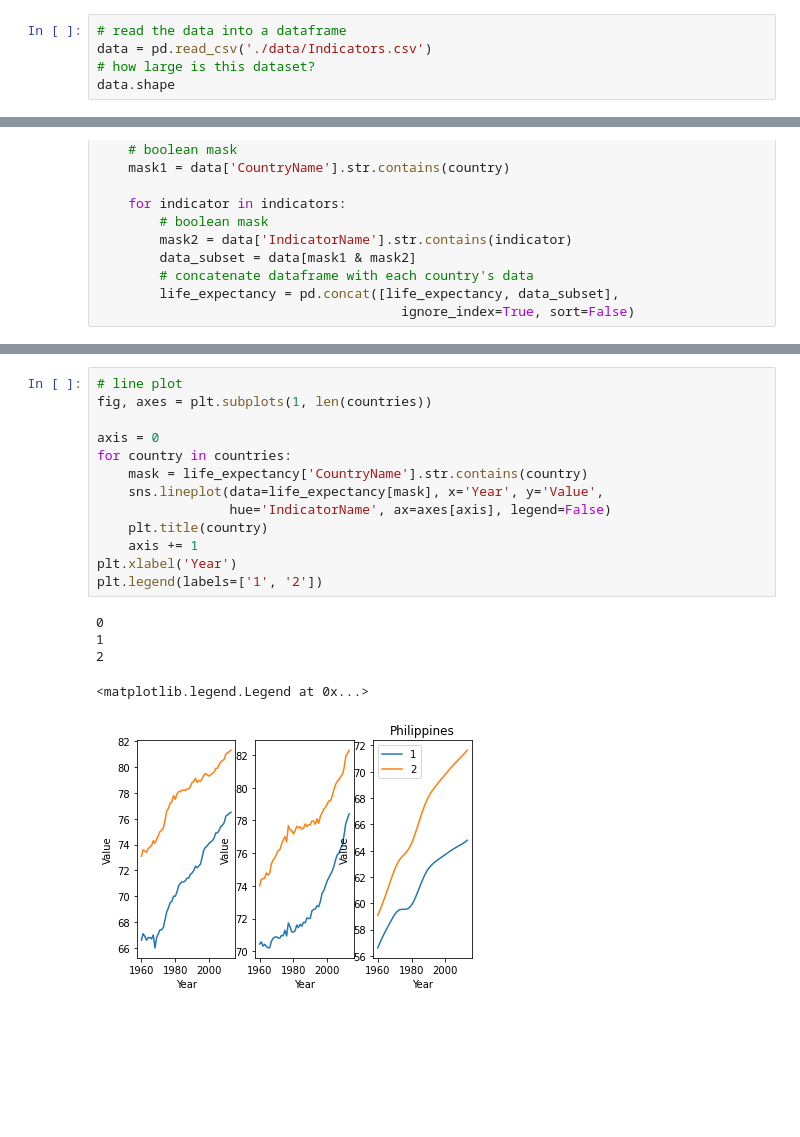
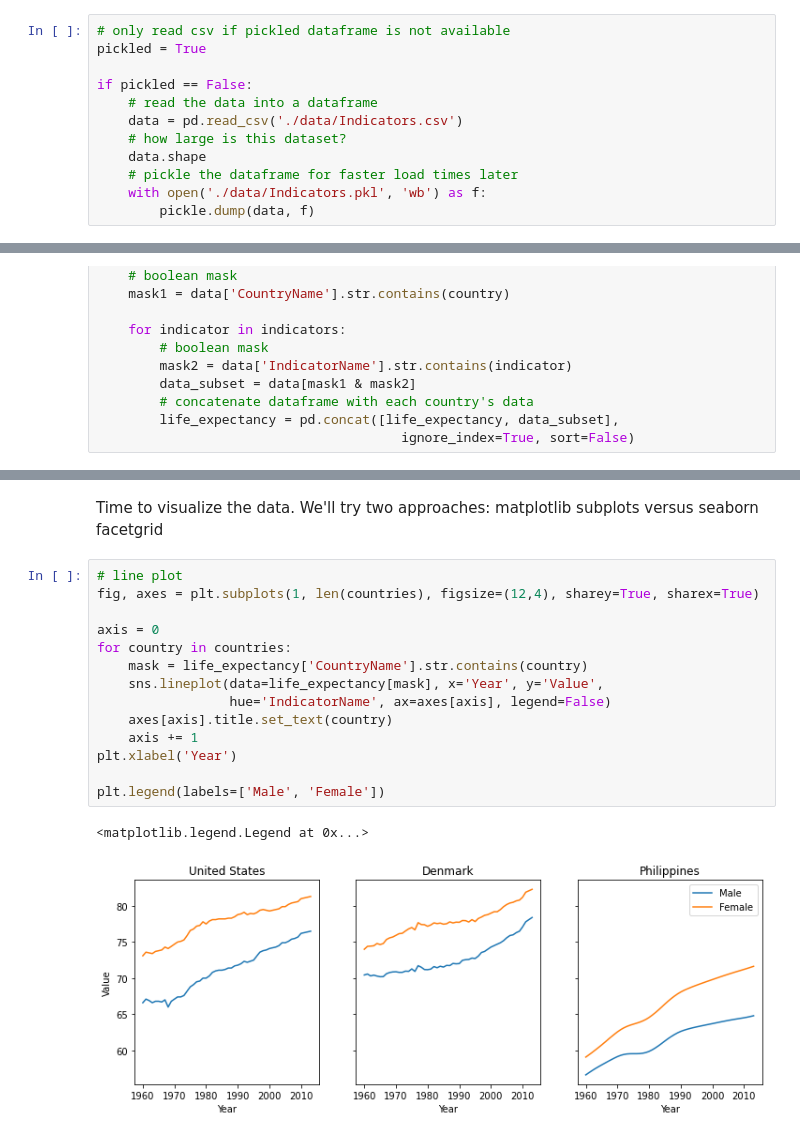
Before and after one commit to data-sandbox/world-development-indicators, a Jupyter notebook: world_development_indicators_exploration.ipynb, the cells around one changed output, grey strips where cells are left out. Saved outputs shown, nothing was run; the diff lists cells and outputs as text; blank space fills up the shorter version.

Commit message:
test subplot versus facetgrid approaches

```diff
--- a/world_development_indicators_exploration.ipynb
+++ b/world_development_indicators_exploration.ipynb
@@ -11,7 +11,14 @@ import matplotlib.pyplot as plt
 import seaborn as sns
 import pickle
 # %%
-# read the data into a dataframe
-data = pd.read_csv('./data/Indicators.csv')
-# how large is this dataset?
-data.shape
+# only read csv if pickled dataframe is not available
+pickled = True
+
+if pickled == False:
+    # read the data into a dataframe
+    data = pd.read_csv('./data/Indicators.csv')
+    # how large is this dataset?
+    data.shape
+    # pickle the dataframe for faster load times later
+    with open('./data/Indicators.pkl', 'wb') as f:
+        pickle.dump(data, f)
@@ -182,23 +183,23 @@ life_expectancy.tail()
 | 321 | Philippines | PHL | Life expectancy at birth, female ... | SP.DYN.LE00.FE.IN | 2011 | 71.349 |
 | 322 | Philippines | PHL | Life expectancy at birth, female ... | SP.DYN.LE00.FE.IN | 2012 | 71.490 |
 | 323 | Philippines | PHL | Life expectancy at birth, female ... | SP.DYN.LE00.FE.IN | 2013 | 71.636 |
+# %% [markdown]
+Time to visualize the data. We'll try two approaches: matplotlib subplots versus seaborn facetgrid
 # %%
 # line plot
-fig, axes = plt.subplots(1, len(countries))
+fig, axes = plt.subplots(1, len(countries), figsize=(12,4), sharey=True, sharex=True)
 
 axis = 0
 for country in countries:
     mask = life_expectancy['CountryName'].str.contains(country)
     sns.lineplot(data=life_expectancy[mask], x='Year', y='Value',
                  hue='IndicatorName', ax=axes[axis], legend=False)
-    plt.title(country)
+    axes[axis].title.set_text(country)
     axis += 1
 plt.xlabel('Year')
-plt.legend(labels=['1', '2'])
+
+plt.legend(labels=['Male', 'Female'])
 # %% [output]
-0
-1
-2
+<matplotlib.legend.Legend at 0x...>
-<matplotlib.legend.Legend at 0x...>
-[figure, old version]
+[figure, new version]
 # %%
```
Also changed, not shown: parts of 4 cells of this notebook.
